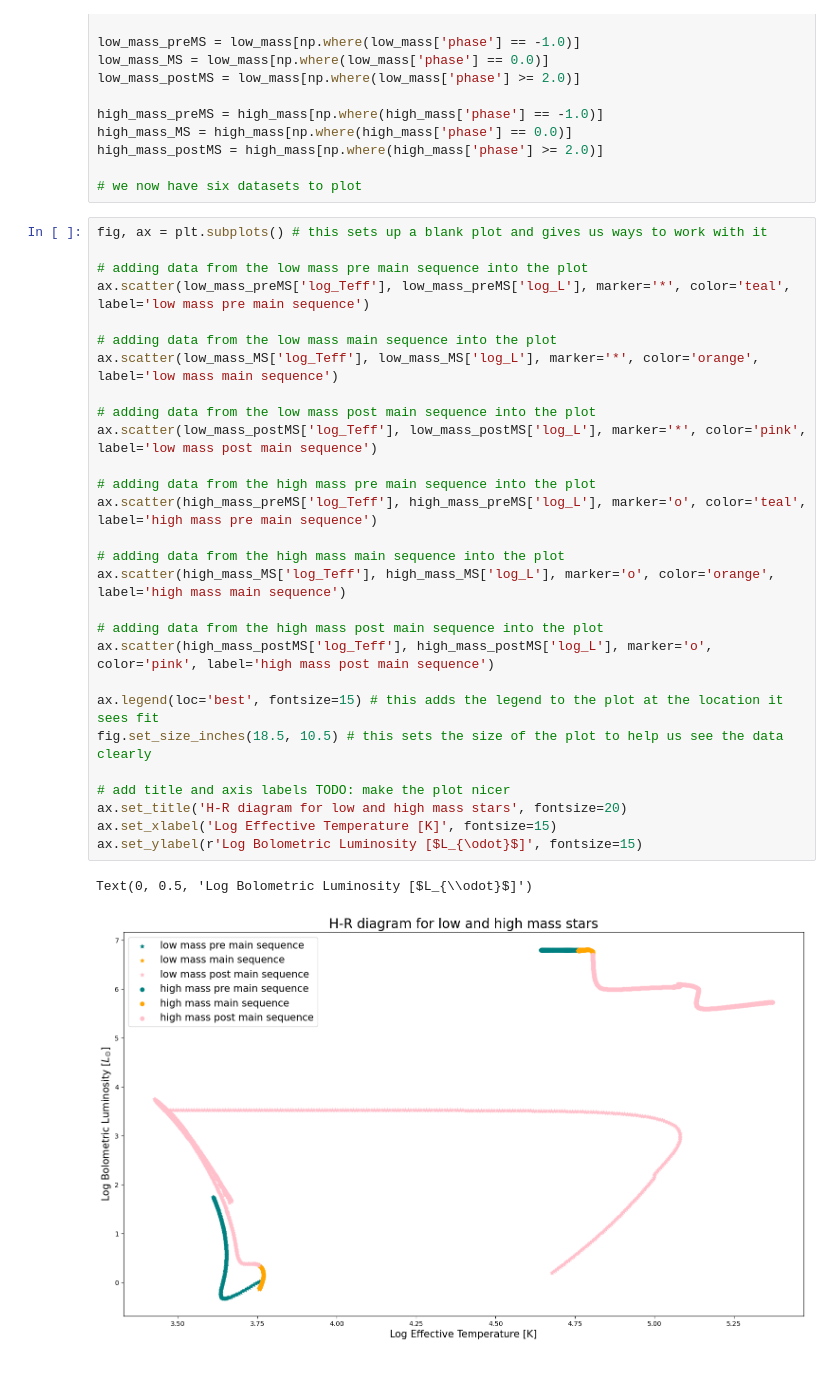
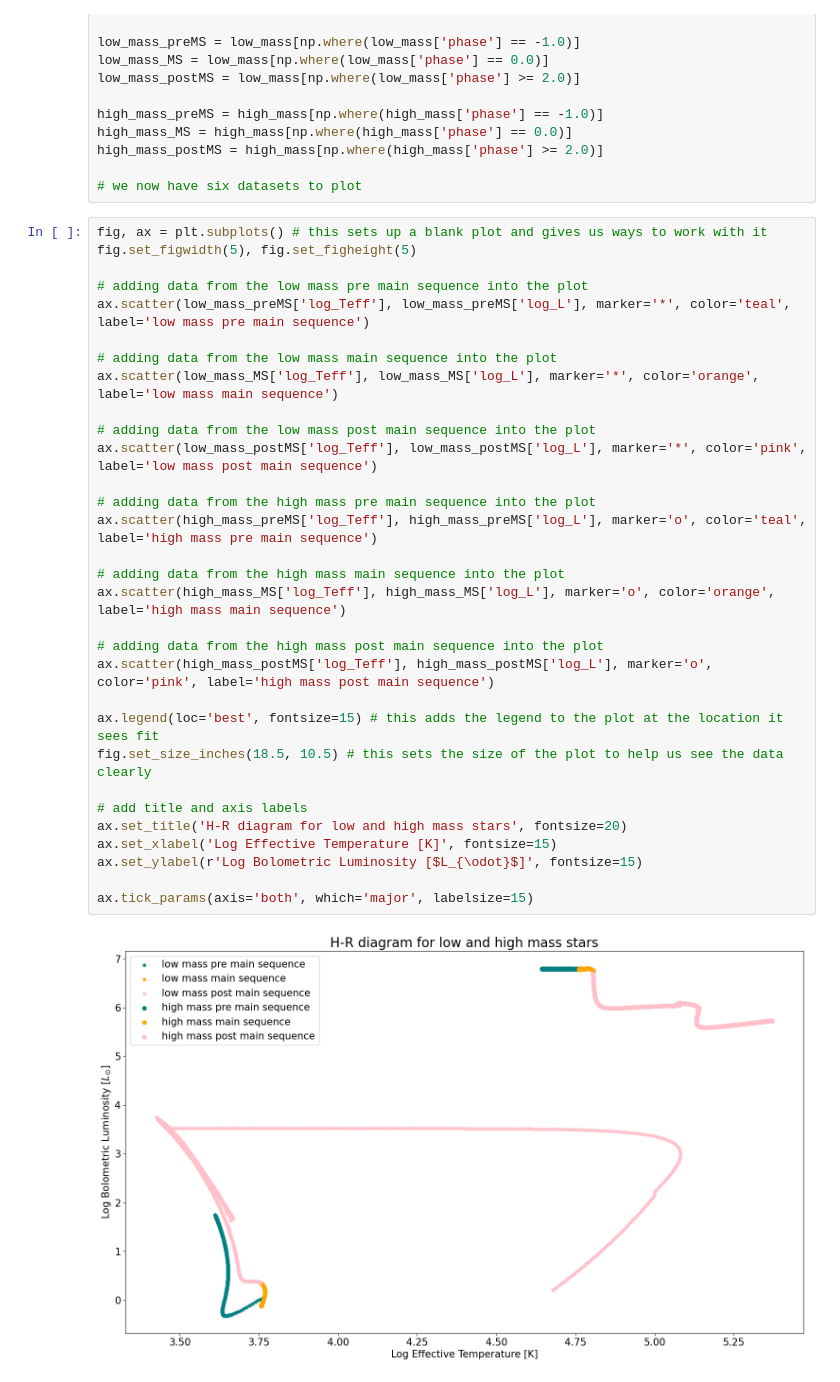
Before and after one commit to KomalKaur0/python-bootcamp-2025, a Jupyter notebook: week4/SOLN-astropy.ipynb, the cells around one changed output. Cells and saved outputs as stored; diff of their text form.

```diff
--- a/week4/SOLN-astropy.ipynb
+++ b/week4/SOLN-astropy.ipynb
@@ -74,32 +74,34 @@ high_mass_postMS = high_mass[np.where(high_mass['phase'] >= 2.0)]
 # we now have six datasets to plot
 # %%
 fig, ax = plt.subplots() # this sets up a blank plot and gives us ways to work with it
+fig.set_figwidth(5), fig.set_figheight(5)
 
 # adding data from the low mass pre main sequence into the plot
 ax.scatter(low_mass_preMS['log_Teff'], low_mass_preMS['log_L'], marker='*', color='teal', label='low mass pre main sequence')
 
 # adding data from the low mass main sequence into the plot
 ax.scatter(low_mass_MS['log_Teff'], low_mass_MS['log_L'], marker='*', color='orange', label='low mass main sequence')
 
 # adding data from the low mass post main sequence into the plot
 ax.scatter(low_mass_postMS['log_Teff'], low_mass_postMS['log_L'], marker='*', color='pink', label='low mass post main sequence')
 
 # adding data from the high mass pre main sequence into the plot
 ax.scatter(high_mass_preMS['log_Teff'], high_mass_preMS['log_L'], marker='o', color='teal', label='high mass pre main sequence')
 
 # adding data from the high mass main sequence into the plot
 ax.scatter(high_mass_MS['log_Teff'], high_mass_MS['log_L'], marker='o', color='orange', label='high mass main sequence')
 
 # adding data from the high mass post main sequence into the plot
 ax.scatter(high_mass_postMS['log_Teff'], high_mass_postMS['log_L'], marker='o', color='pink', label='high mass post main sequence')
 
 ax.legend(loc='best', fontsize=15) # this adds the legend to the plot at the location it sees fit
 fig.set_size_inches(18.5, 10.5) # this sets the size of the plot to help us see the data clearly
 
-# add title and axis labels TODO: make the plot nicer
+# add title and axis labels
 ax.set_title('H-R diagram for low and high mass stars', fontsize=20)
 ax.set_xlabel('Log Effective Temperature [K]', fontsize=15)
 ax.set_ylabel(r'Log Bolometric Luminosity [$L_{\odot}$]', fontsize=15)
+
+ax.tick_params(axis='both', which='major', labelsize=15)
 # %% [output]
-Text(0, 0.5, 'Log Bolometric Luminosity [$L_{\\odot}$]')
-[figure, old version]
+[figure, new version]
```
Also changed, not shown: 2 other files.
